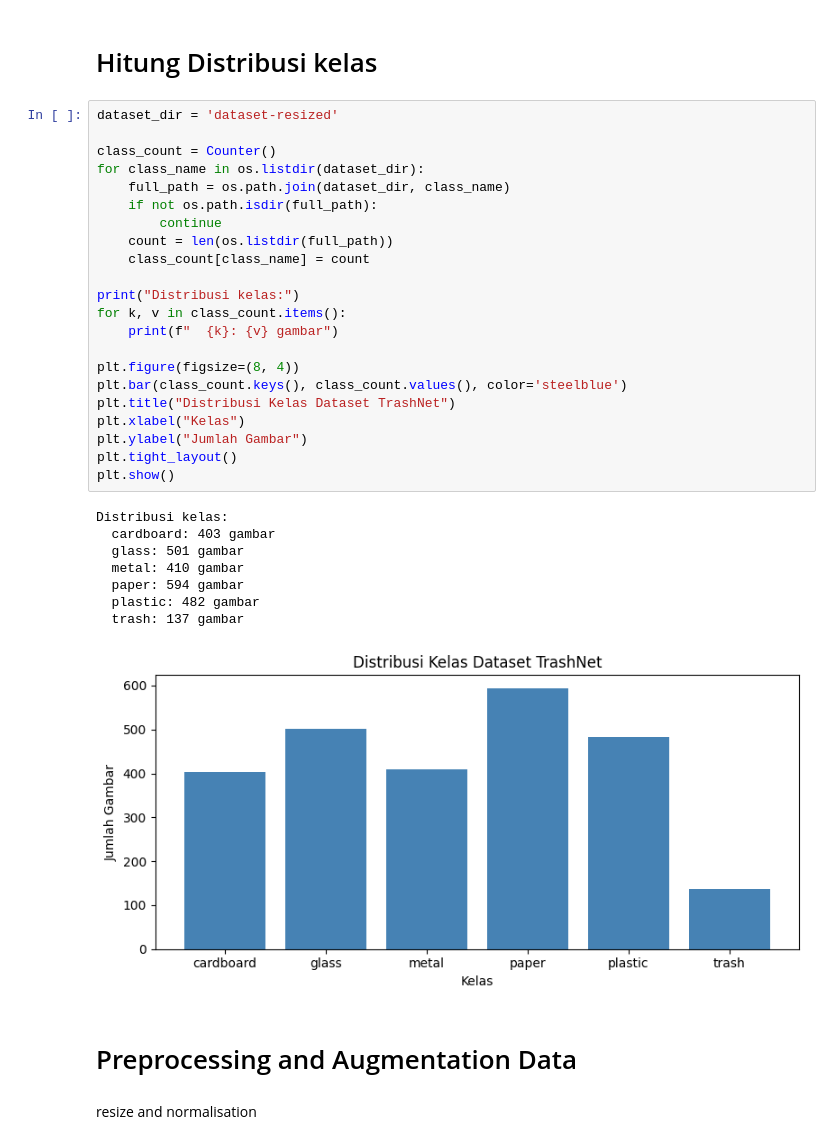
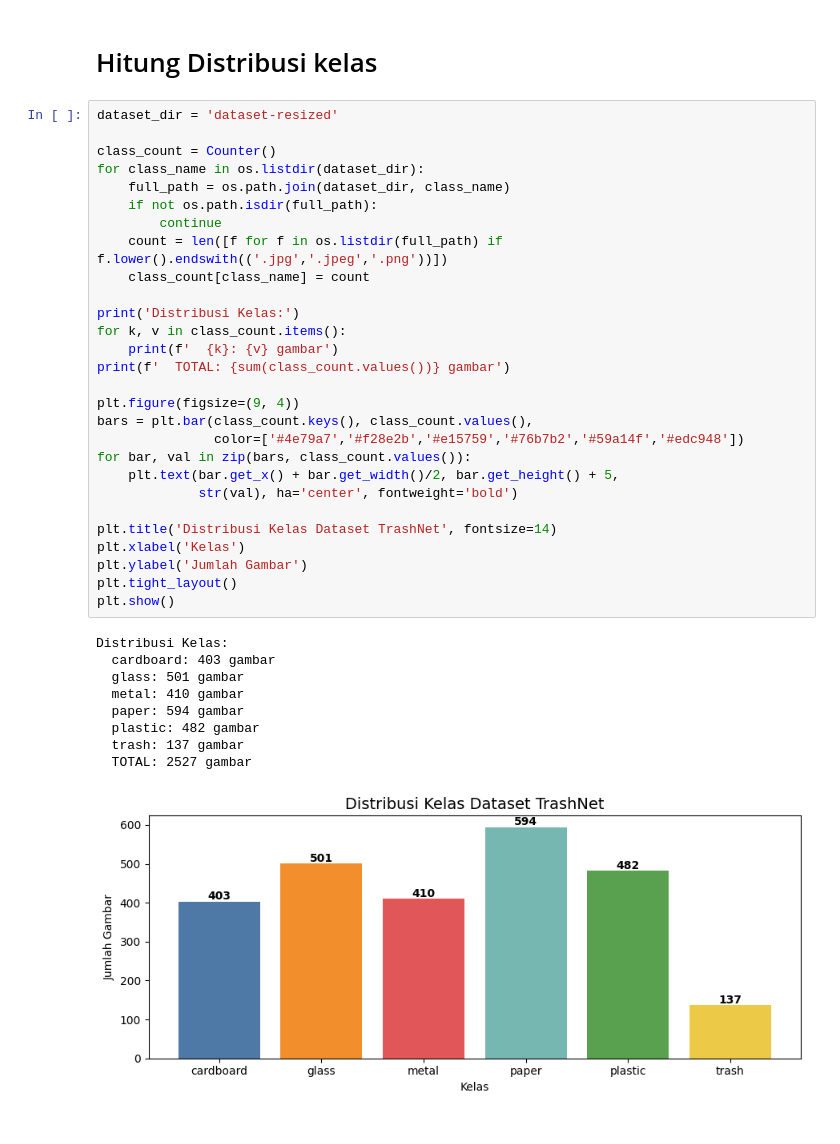
Before and after one commit to yowxy/Smart-Waste-Detection-and-Segmentation, a Jupyter notebook: index.ipynb, the cells around one changed output. Drawn from its saved outputs; the diff is of its cells as text.

```diff
--- a/index.ipynb
+++ b/index.ipynb
@@ -25,35 +25,38 @@ import seaborn as sns
 # %%
 dataset_dir = 'dataset-resized'
 
 class_count = Counter()
 for class_name in os.listdir(dataset_dir):
     full_path = os.path.join(dataset_dir, class_name)
     if not os.path.isdir(full_path):
         continue
-    count = len(os.listdir(full_path))
+    count = len([f for f in os.listdir(full_path) if f.lower().endswith(('.jpg','.jpeg','.png'))])
     class_count[class_name] = count
 
-print("Distribusi kelas:")
+print('Distribusi Kelas:')
 for k, v in class_count.items():
-    print(f"  {k}: {v} gambar")
+    print(f'  {k}: {v} gambar')
+print(f'  TOTAL: {sum(class_count.values())} gambar')
 
-plt.figure(figsize=(8, 4))
-plt.bar(class_count.keys(), class_count.values(), color='steelblue')
-plt.title("Distribusi Kelas Dataset TrashNet")
-plt.xlabel("Kelas")
-plt.ylabel("Jumlah Gambar")
+plt.figure(figsize=(9, 4))
+bars = plt.bar(class_count.keys(), class_count.values(),
+               color=['#4e79a7','#f28e2b','#e15759','#76b7b2','#59a14f','#edc948'])
+for bar, val in zip(bars, class_count.values()):
+    plt.text(bar.get_x() + bar.get_width()/2, bar.get_height() + 5,
+             str(val), ha='center', fontweight='bold')
+
+plt.title('Distribusi Kelas Dataset TrashNet', fontsize=14)
+plt.xlabel('Kelas')
+plt.ylabel('Jumlah Gambar')
 plt.tight_layout()
 plt.show()
 # %% [output]
-Distribusi kelas:
+Distribusi Kelas:
   cardboard: 403 gambar
   glass: 501 gambar
   metal: 410 gambar
   paper: 594 gambar
   plastic: 482 gambar
   trash: 137 gambar
+  TOTAL: 2527 gambar
-[figure, old version]
+[figure, new version]
-# %% [markdown]
-# Preprocessing and Augmentation Data
-# %% [markdown]
-resize and normalisation
```
Also changed, not shown: parts of 16 cells of this notebook.
